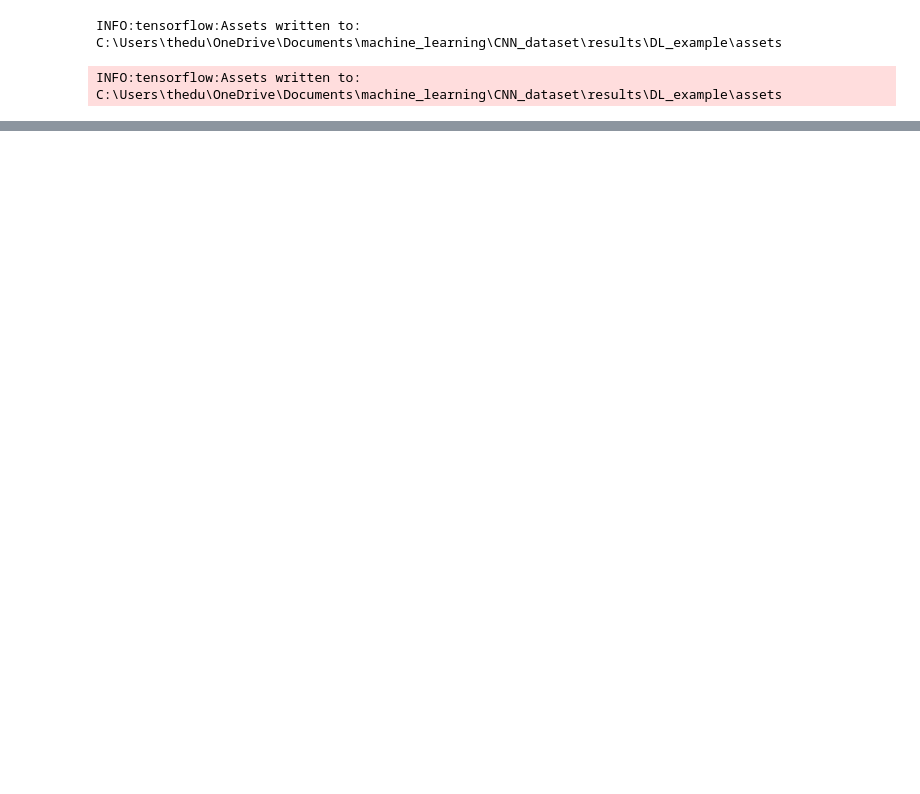
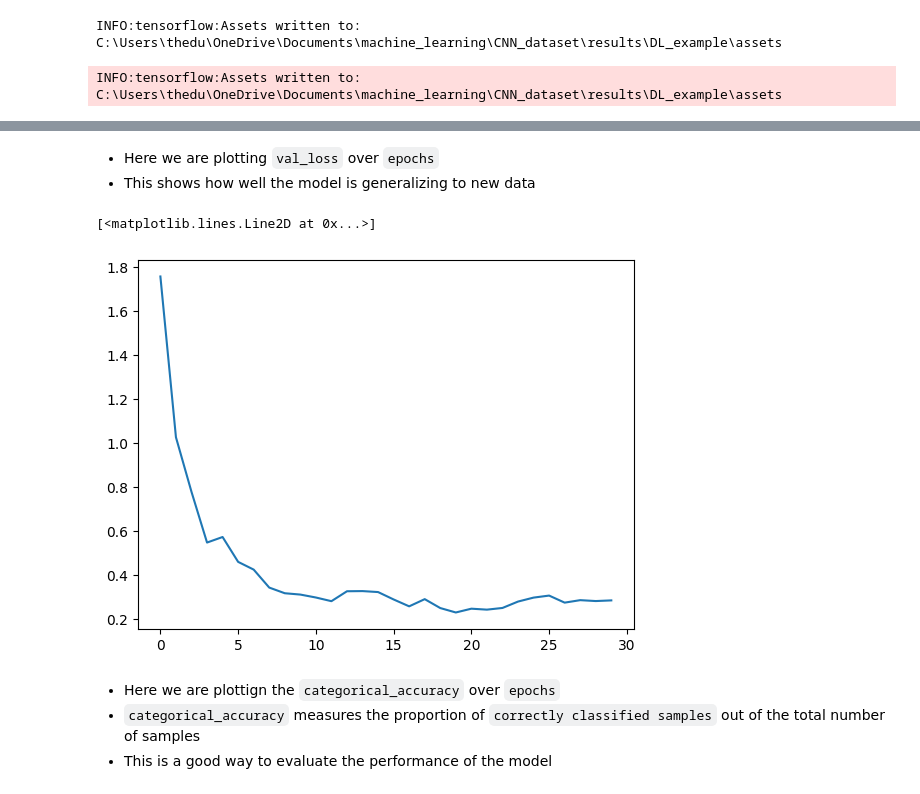
Before and after one commit to Pascalrjt/MachineLearning_DeepLearning_CNN, a Jupyter notebook: CNN_fish.ipynb, the cells around one changed output, grey strips where cells are left out. Cells and saved outputs as stored; diff of their text form; code cells hidden in the pictures; blank space fills up the shorter version.

```diff
--- a/CNN_fish.ipynb
+++ b/CNN_fish.ipynb
@@ -208,3 +233,15 @@ plt.plot(history['loss'])
+# %% [markdown]
+- Here we are plotting `val_loss` over `epochs`
+- This shows how well the model is generalizing to new data
+# %%
+plt.plot(history['val_loss'])
+# %% [output]
+[<matplotlib.lines.Line2D at 0x...>]
+[figure, added]
+# %% [markdown]
+- Here we are plottign the `categorical_accuracy` over `epochs`
+- `categorical_accuracy` measures the proportion of `correctly classified samples` out of the total number of samples
+- This is a good way to evaluate the performance of the model
 # %%
 plt.plot(history['categorical_accuracy'])
 # %% [output]
```
Also changed, not shown: parts of 23 cells of this notebook.
